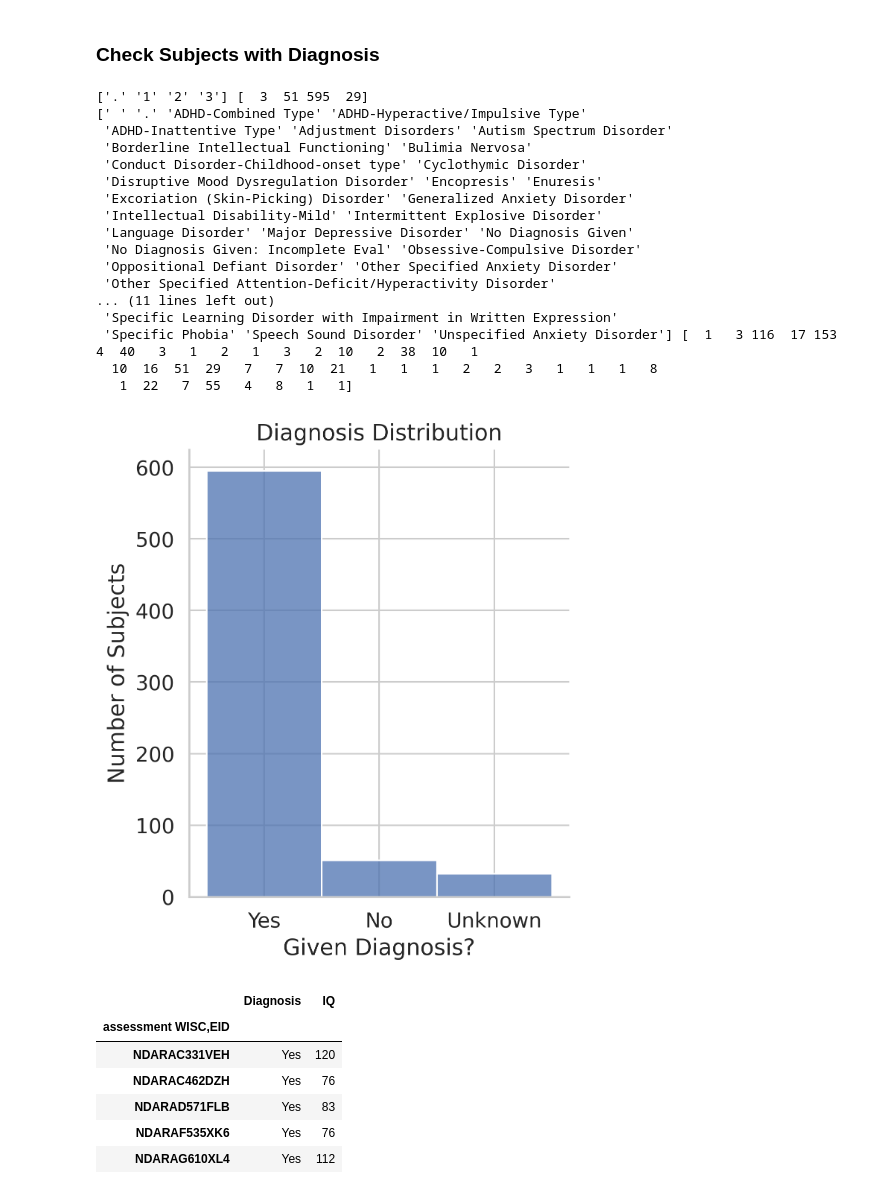
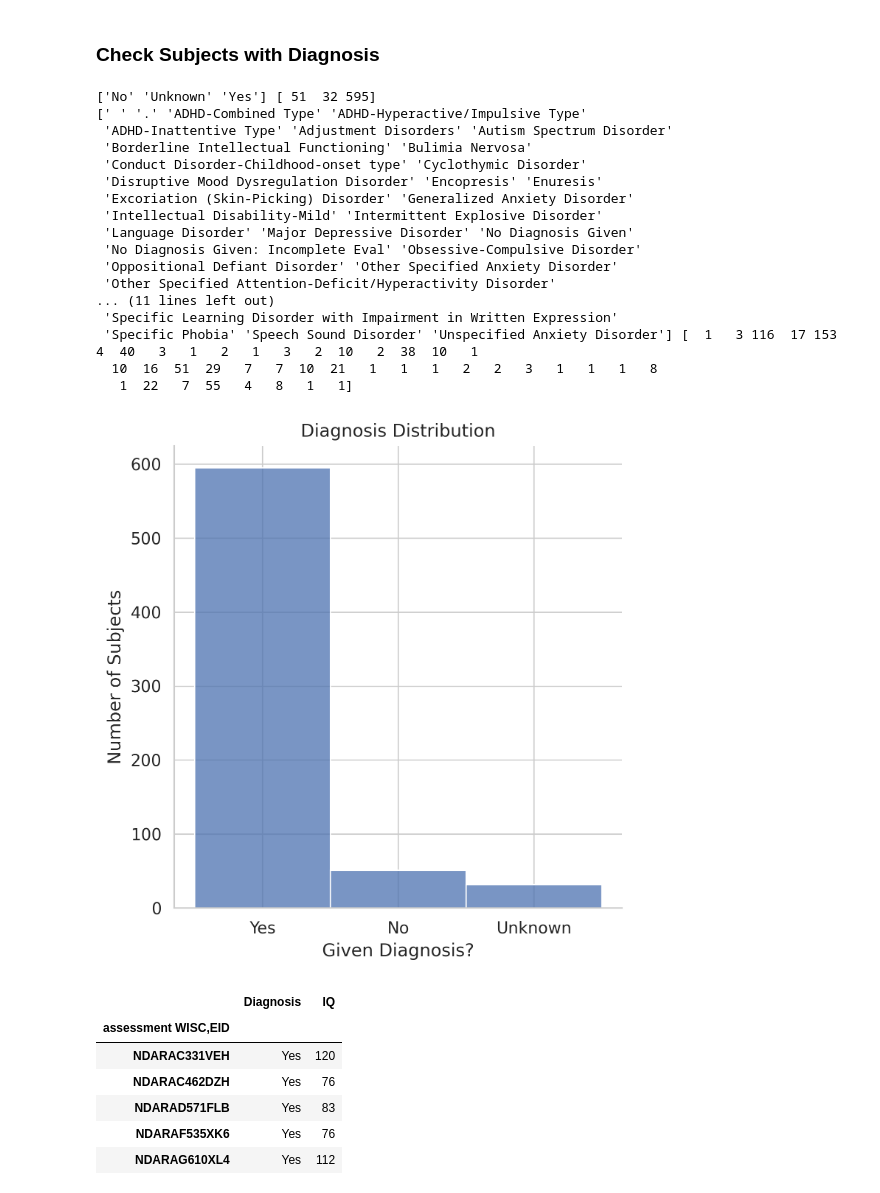
Before and after one commit to Brian-Pho/MSc_Research-Project, a Jupyter notebook: src/Supervised/Label Exploration.ipynb, the cells around one changed output. Drawn from its saved outputs; the diff is of its cells as text; code cells hidden in the pictures.

Commit message:
Add sex and diagnosis stats to binning and fix MI to only training data

```diff
--- a/src/Supervised/Label Exploration.ipynb
+++ b/src/Supervised/Label Exploration.ipynb
@@ -105,0 +105,9 @@ Number of features: 55
+# %%
+given_diagnosis = subjects_with_labels['assessment Diagnosis_ClinicianConsensus,NoDX']
+
+# 1= No, 2= Yes, 3= Dropped out of study before diagnosis was given
+diagnosis_key = {'1': 'No', '2': 'Yes', '3': 'Unknown', '.': 'Unknown'}
+diagnosis_statuses = given_diagnosis.replace(diagnosis_key)
+subjects_with_labels['assessment Diagnosis_ClinicianConsensus,NoDX'] = diagnosis_statuses
+
+print(f'Number of subjects with WISC labels: {len(subjects_with_labels)}')
@@ -144,40 +154,36 @@ plt.show()
 # %%
 given_diagnosis = subjects_with_labels['assessment Diagnosis_ClinicianConsensus,NoDX']
 unique, counts = np.unique(given_diagnosis, return_counts=True)
 print(unique, counts)
 
 diagnosis = subjects_with_labels['assessment Diagnosis_ClinicianConsensus,DX_01']
 unique, counts = np.unique(diagnosis, return_counts=True)
 print(unique, counts)
 
-# 1= No, 2= Yes, 3= Dropped out of study before diagnosis was given
-diagnosis_key = {'1': 'No', '2': 'Yes', '3': 'Unknown', '.': 'Unknown'}
-diagnosis_statuses = given_diagnosis.replace(diagnosis_key)
-
-sns.displot(diagnosis_statuses)
+sns.displot(given_diagnosis)
 plt.title("Diagnosis Distribution")
 plt.xlabel('Given Diagnosis?')
 plt.ylabel('Number of Subjects')
 plt.show()
 # %% [output]
-['.' '1' '2' '3'] [  3  51 595  29]
+['No' 'Unknown' 'Yes'] [ 51  32 595]
 [' ' '.' 'ADHD-Combined Type' 'ADHD-Hyperactive/Impulsive Type'
  'ADHD-Inattentive Type' 'Adjustment Disorders' 'Autism Spectrum Disorder'
  'Borderline Intellectual Functioning' 'Bulimia Nervosa'
  'Conduct Disorder-Childhood-onset type' 'Cyclothymic Disorder'
  'Disruptive Mood Dysregulation Disorder' 'Encopresis' 'Enuresis'
  'Excoriation (Skin-Picking) Disorder' 'Generalized Anxiety Disorder'
  'Intellectual Disability-Mild' 'Intermittent Explosive Disorder'
  'Language Disorder' 'Major Depressive Disorder' 'No Diagnosis Given'
  'No Diagnosis Given: Incomplete Eval' 'Obsessive-Compulsive Disorder'
  'Oppositional Defiant Disorder' 'Other Specified Anxiety Disorder'
  'Other Specified Attention-Deficit/Hyperactivity Disorder'
 ... (11 lines left out)
  'Specific Learning Disorder with Impairment in Written Expression'
  'Specific Phobia' 'Speech Sound Disorder' 'Unspecified Anxiety Disorder'] [  1   3 116  17 153   4  40   3   1   2   1   3   2  10   2  38  10   1
   10  16  51  29   7   7  10  21   1   1   1   2   2   3   1   1   1   8
    1  22   7  55   4   8   1   1]
-[figure, old version]
+[figure, new version]
 # %%
 diagnosis_iq = subjects_with_labels[['assessment Diagnosis_ClinicianConsensus,NoDX',
                                      'assessment WISC,WISC_FSIQ']]
```
Also changed, not shown: parts of 3 cells of this notebook, 2 other files.
